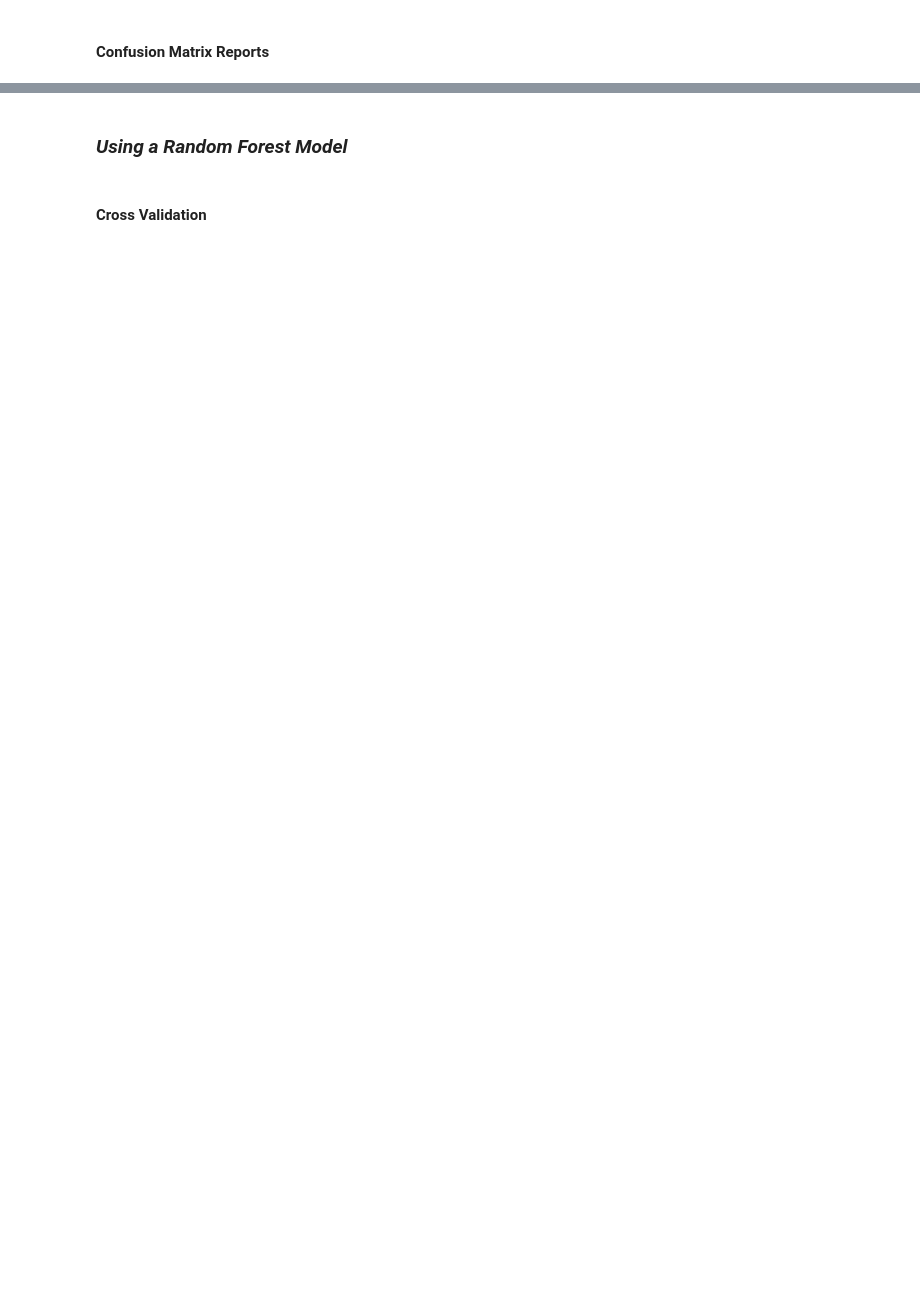
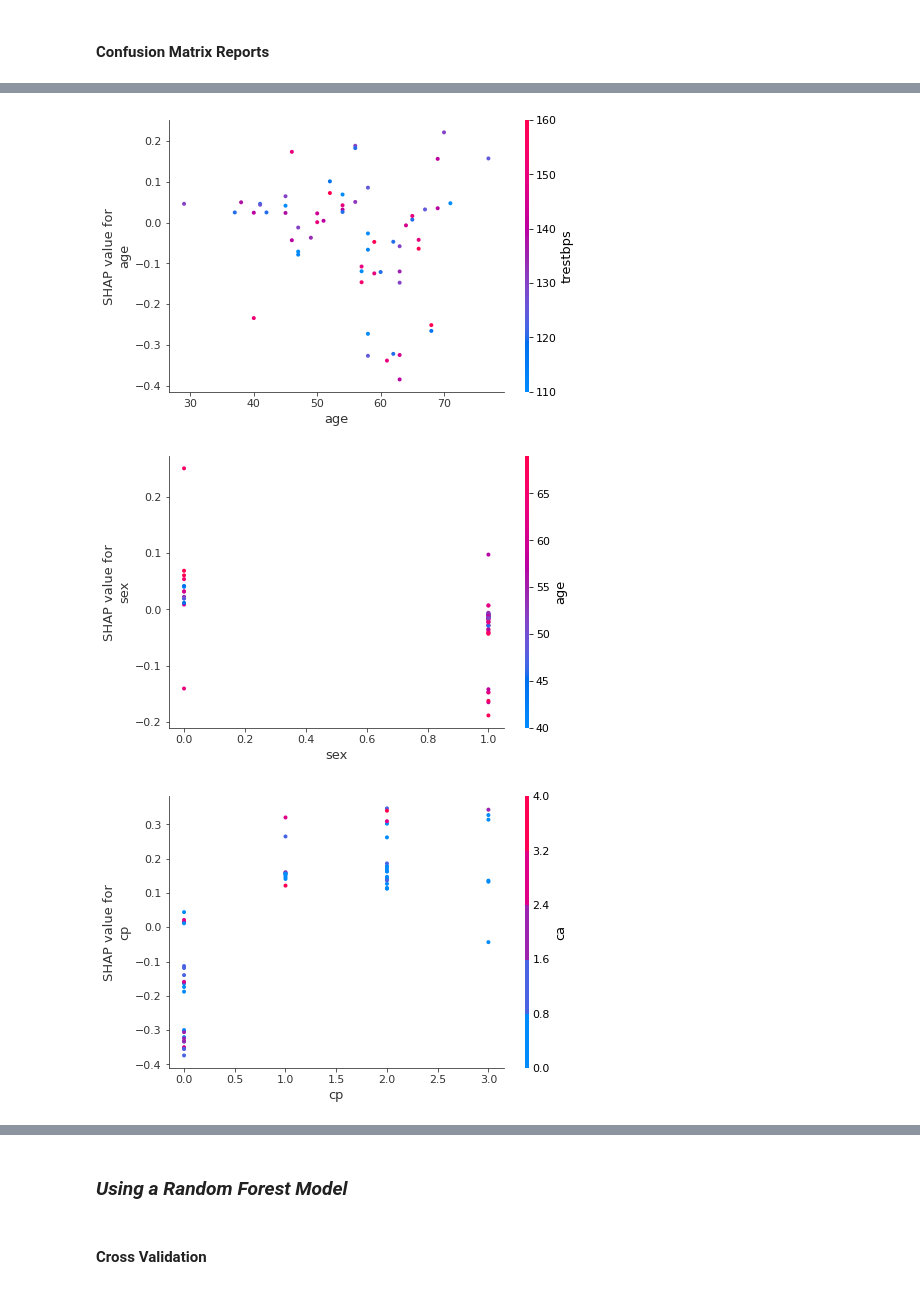
Before and after one commit to gloriankosi/notebooks, a Jupyter notebook: heart_disease_uci.ipynb, the cells around one changed output, grey strips where cells are left out. Saved outputs shown, nothing was run; the diff lists cells and outputs as text; code cells hidden in the pictures; blank space fills up the shorter version.

```diff
--- a/heart_disease_uci.ipynb
+++ b/heart_disease_uci.ipynb
@@ -139,0 +157,9 @@ weighted avg       0.68      0.67      0.67        61
+# %%
+shap_values_ind = explainer.shap_values(X_test)
+# %%
+for col in X_train.columns:
+  shap.dependence_plot(col , shap_values_ind[1] , X_test)
+# %% [output]
+[figure, added]
+[figure, added]
+[figure, added]
```
Also changed, not shown: parts of 27 cells of this notebook.
